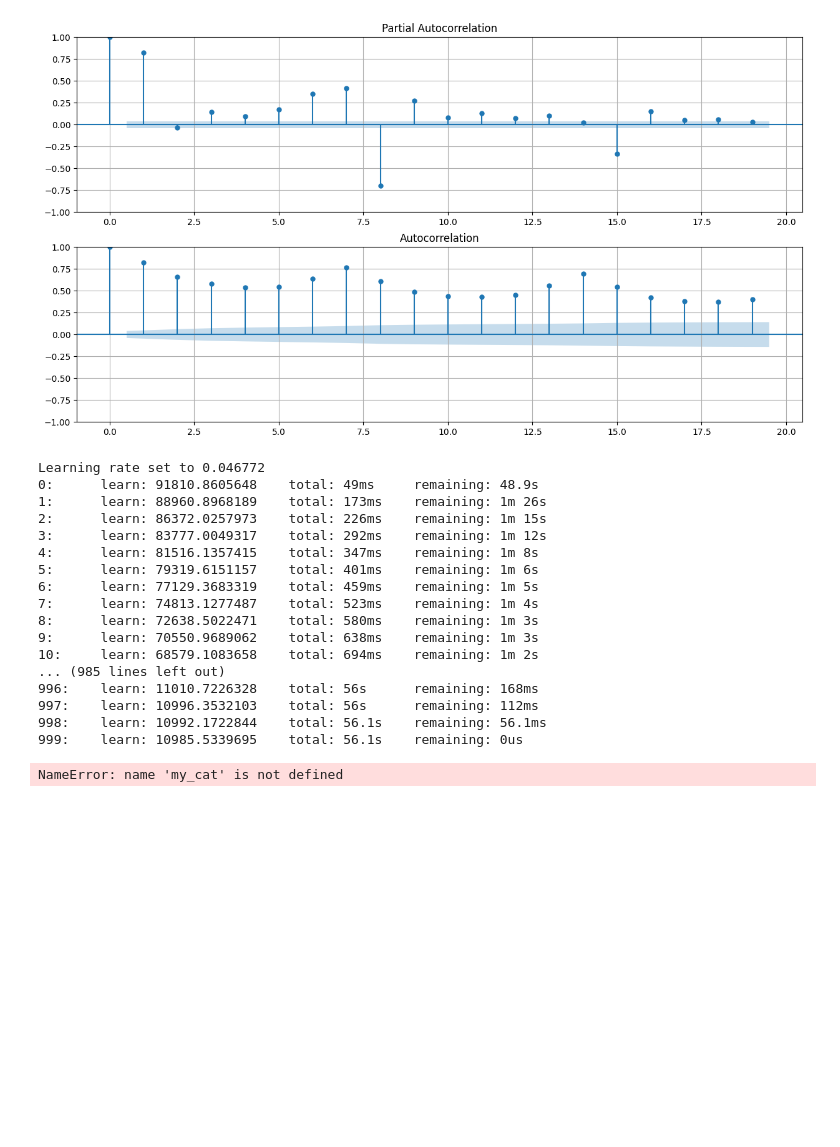
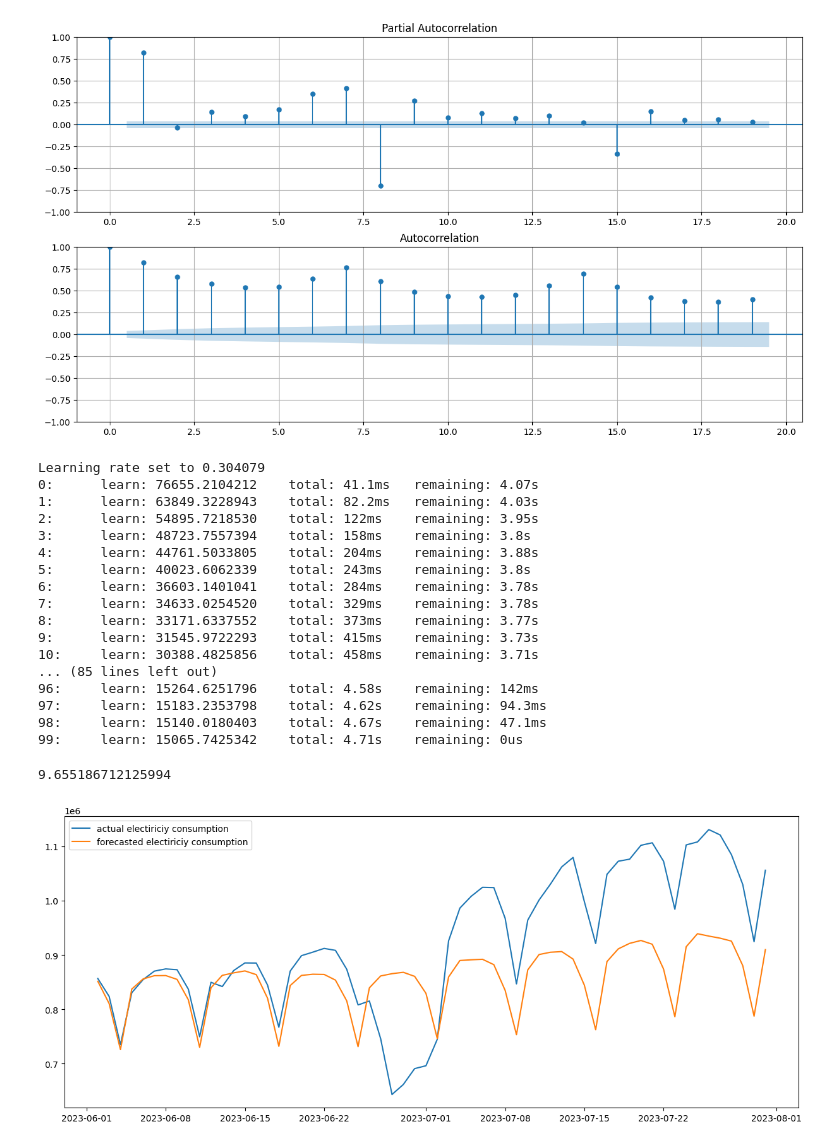
Before and after one commit to mustafaslanCoto/ARBB, a Jupyter notebook: trial.ipynb, the cells around one changed output. Saved outputs shown, nothing was run; the diff lists cells and outputs as text; code cells hidden in the pictures; blank space fills up the shorter version.

```diff
--- a/trial.ipynb
+++ b/trial.ipynb
@@ -22,26 +22,36 @@ my_cat = cat_forecaster(n_lag=21, target_col="electricity", cat_variables=["mont
 # %%
 train_d, test_x, test_y = df[:-60], df[-60:].iloc[:,1:], df[-60:]["electricity"]
 # %%
-my_cat.fit_cat(df=train_d)
+model_default = my_cat.fit_cat(df=train_d,param = {"iterations":100})
 # %% [output]
-Learning rate set to 0.046772
-0:      learn: 91810.8605648    total: 49ms     remaining: 48.9s
-1:      learn: 88960.8968189    total: 173ms    remaining: 1m 26s
-2:      learn: 86372.0257973    total: 226ms    remaining: 1m 15s
-3:      learn: 83777.0049317    total: 292ms    remaining: 1m 12s
-4:      learn: 81516.1357415    total: 347ms    remaining: 1m 8s
-5:      learn: 79319.6151157    total: 401ms    remaining: 1m 6s
-6:      learn: 77129.3683319    total: 459ms    remaining: 1m 5s
-7:      learn: 74813.1277487    total: 523ms    remaining: 1m 4s
-8:      learn: 72638.5022471    total: 580ms    remaining: 1m 3s
-9:      learn: 70550.9689062    total: 638ms    remaining: 1m 3s
-10:     learn: 68579.1083658    total: 694ms    remaining: 1m 2s
-... (985 lines left out)
-996:    learn: 11010.7226328    total: 56s      remaining: 168ms
-997:    learn: 10996.3532103    total: 56s      remaining: 112ms
-998:    learn: 10992.1722844    total: 56.1s    remaining: 56.1ms
-999:    learn: 10985.5339695    total: 56.1s    remaining: 0us
+Learning rate set to 0.304079
+0:      learn: 76655.2104212    total: 41.1ms   remaining: 4.07s
+1:      learn: 63849.3228943    total: 82.2ms   remaining: 4.03s
+2:      learn: 54895.7218530    total: 122ms    remaining: 3.95s
+3:      learn: 48723.7557394    total: 158ms    remaining: 3.8s
+4:      learn: 44761.5033805    total: 204ms    remaining: 3.88s
+5:      learn: 40023.6062339    total: 243ms    remaining: 3.8s
+6:      learn: 36603.1401041    total: 284ms    remaining: 3.78s
+7:      learn: 34633.0254520    total: 329ms    remaining: 3.78s
+8:      learn: 33171.6337552    total: 373ms    remaining: 3.77s
+9:      learn: 31545.9722293    total: 415ms    remaining: 3.73s
+10:     learn: 30388.4825856    total: 458ms    remaining: 3.71s
+... (85 lines left out)
+96:     learn: 15264.6251796    total: 4.58s    remaining: 142ms
+97:     learn: 15183.2353798    total: 4.62s    remaining: 94.3ms
+98:     learn: 15140.0180403    total: 4.67s    remaining: 47.1ms
+99:     learn: 15065.7425342    total: 4.71s    remaining: 0us
 # %%
-my_preds = my_cat.cat_forecast(n_ahead=len(test_x), x_test=test_x)
+my_preds = my_cat.cat_forecast(model_default, n_ahead=len(test_x), x_test=test_x)
-# %% [output]
-NameError: name 'my_cat' is not defined
+# %%
+((np.array(test_y)-my_preds)/test_y).mean()*100
+# %% [output]
+9.655186712125994
+# %%
+fig, ax = plt.subplots(figsize = (15,6))
+ax.plot(test_y.index,test_y, label = "actual electiriciy consumption", color = "C0")
+ax.plot(test_y.index, my_preds, label = "forecasted electiriciy consumption", color = "C1")
+plt.legend(loc="upper left")
+plt.show()
+# %% [output]
+[figure, added]
```
Also changed, not shown: parts of 5 cells of this notebook, 6 other files.
